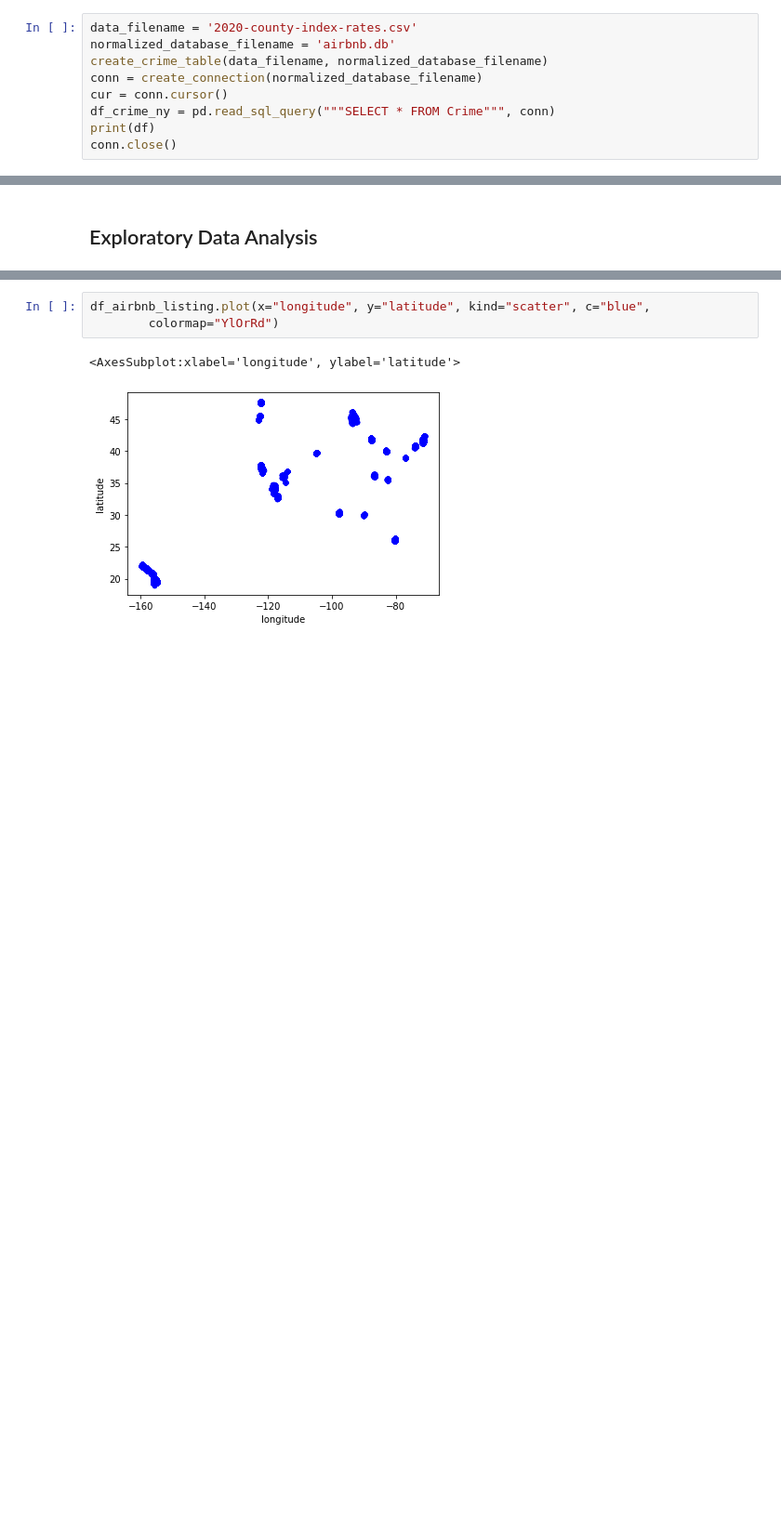
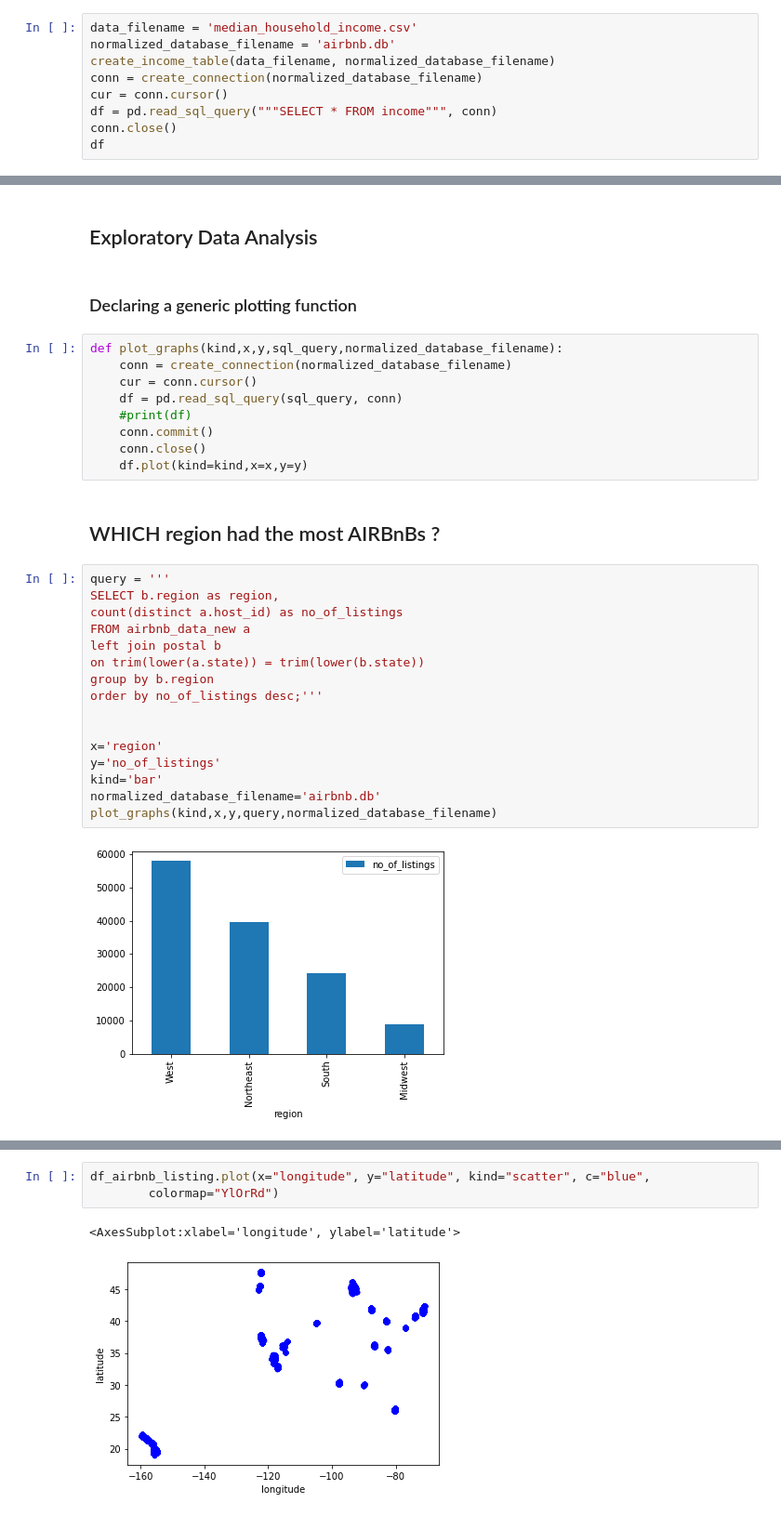
Before and after one commit to ddangwal1909/EAS503_Project_AIRBNB_Analysis, a Jupyter notebook: AIRBNB_ANALYSIS.ipynb, the cells around one changed output, grey strips where cells are left out. Shown at 93% size. Drawn from its saved outputs; the diff is of its cells as text; blank space fills up the shorter version.

```diff
--- a/AIRBNB_ANALYSIS.ipynb
+++ b/AIRBNB_ANALYSIS.ipynb
@@ -458,10 +610,10 @@ def create_crime_table(data_filename, normalized_database_filename):
 # %%
-data_filename = '2020-county-index-rates.csv'
+data_filename = 'median_household_income.csv'
 normalized_database_filename = 'airbnb.db'
-create_crime_table(data_filename, normalized_database_filename)
+create_income_table(data_filename, normalized_database_filename)
 conn = create_connection(normalized_database_filename)
 cur = conn.cursor()
-df_crime_ny = pd.read_sql_query("""SELECT * FROM Crime""", conn)
-print(df)
+df = pd.read_sql_query("""SELECT * FROM income""", conn)
 conn.close()
+df
 # %% [output]
@@ -666,2 +677,33 @@ df_univ_ny
 # %% [markdown]
 ## Exploratory Data Analysis ##
+# %% [markdown]
+### Declaring a generic plotting function ###
+# %%
+def plot_graphs(kind,x,y,sql_query,normalized_database_filename):
+    conn = create_connection(normalized_database_filename)
+    cur = conn.cursor()
+    df = pd.read_sql_query(sql_query, conn)
+    #print(df)
+    conn.commit()
+    conn.close()
+    df.plot(kind=kind,x=x,y=y)
+# %% [markdown]
+## WHICH region had the most AIRBnBs ? ##
+# %%
+query = '''
+SELECT b.region as region,
+count(distinct a.host_id) as no_of_listings
+FROM airbnb_data_new a
+left join postal b
+on trim(lower(a.state)) = trim(lower(b.state))
+group by b.region
+order by no_of_listings desc;'''
+
+
+x='region'
+y='no_of_listings'
+kind='bar'
+normalized_database_filename='airbnb.db'
+plot_graphs(kind,x,y,query,normalized_database_filename)
+# %% [output]
+[figure, added]
```
Also changed, not shown: parts of 67 cells of this notebook.
